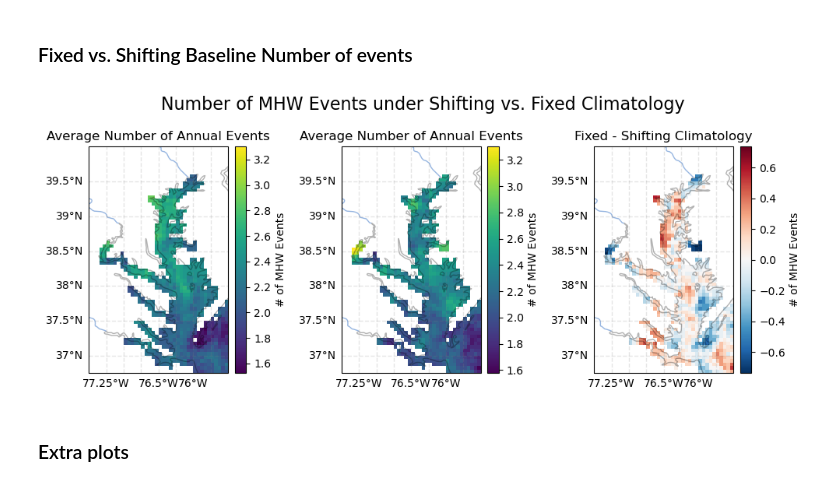
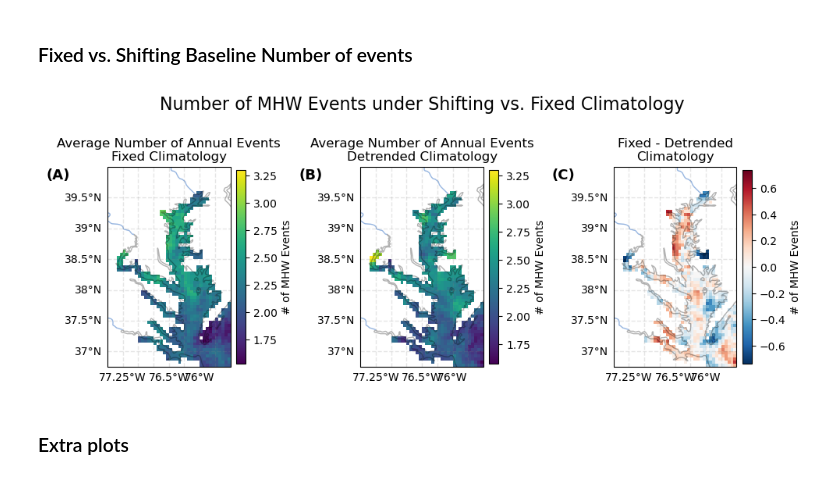
Before and after one commit to rwegener2/chesapeake_mhw, a Jupyter notebook: notebooks/02_figures_and_analysis/marine_heatwaves/02a_mhw_characteristics.ipynb, the cells around one changed output. Cells and saved outputs as stored; diff of their text form; code cells hidden in the pictures.

```diff
--- a/notebooks/02_figures_and_analysis/marine_heatwaves/02a_mhw_characteristics.ipynb
+++ b/notebooks/02_figures_and_analysis/marine_heatwaves/02a_mhw_characteristics.ipynb
@@ -613,6 +620,8 @@ if SAVE_FIGS:
 ## Comparing with Regular MHW Analysis
 # %% [markdown]
 ### Fixed vs. Shifting Baseline Number of events
+# %%
+SAVE_FIGS = True
 # %%
 fig, axes = plt.subplots(1, 3, subplot_kw={'projection': ccrs.PlateCarree()})
 
@@ -625,38 +634,44 @@ for ax in axes.flatten():
     ax.add_feature(cfeature.BORDERS, linestyle=':')
     ax.add_feature(cfeature.RIVERS)
 
     # Add and format gridlines. Remove top and right labels
     gl = ax.gridlines(crs=ccrs.PlateCarree(), draw_labels=True,
                       linewidth=1, color='gray', alpha=0.2, linestyle='--')
     gl.top_labels, gl.right_labels = False, False
 
 
 cbar_unit = '# of MHW Events'
 im0 = avg_annual_events_da.plot(ax=axes[0], add_colorbar=False, vmax=3.3)
-axes[0].set_title('Average Number of Annual Events')
+axes[0].set_title('Average Number of Annual Events\nFixed Climatology')
 plt.colorbar(im0, fraction=0.07, pad=0.04, label=cbar_unit)
 
 im1 = avg_annual_events_detr_da.plot(ax=axes[1], add_colorbar=False, vmax=3.3)
-axes[1].set_title('Average Number of Annual Events')
+axes[1].set_title('Average Number of Annual Events\nDetrended Climatology')
 plt.colorbar(im1, fraction=0.07, pad=0.04, label=cbar_unit)
 
 # Full MHW Calc - Detrended: looking at MHW characteristics due to shift
 # in extreme values
 # no. of annual events and duration
 im2 = (avg_annual_events_da - avg_annual_events_detr_da).plot(ax=axes[2], add_colorbar=False)
-axes[2].set_title('Fixed - Shifting Climatology')
+axes[2].set_title('Fixed - Detrended\nClimatology')
 plt.colorbar(im2, fraction=0.07, pad=0.04, label=cbar_unit)
+
+# Add labels
+axes[0].text(-78.5, 39.8, '(A)', weight='bold', size=13)
+axes[1].text(-78.5, 39.8, '(B)', weight='bold', size=13)
+axes[2].text(-78.5, 39.8, '(C)', weight='bold', size=13)
+
 
 fig.tight_layout()
 
 if SAVE_FIGS:
     plt.savefig(
-        os.path.join(figure_dir, 'fixed_detrended_comparison_numevents.png'),
+        REPO_ROOT / 'figures' / 'fixed_detrended_comparison_numevents.png',
         dpi=400,
         bbox_inches='tight'
     )
 # %% [output]
-[figure, old version]
+[figure, new version]
 # %% [markdown]
 ### Extra plots
 # %%
```
Also changed, not shown: parts of 2 cells of this notebook, 5 other files.
